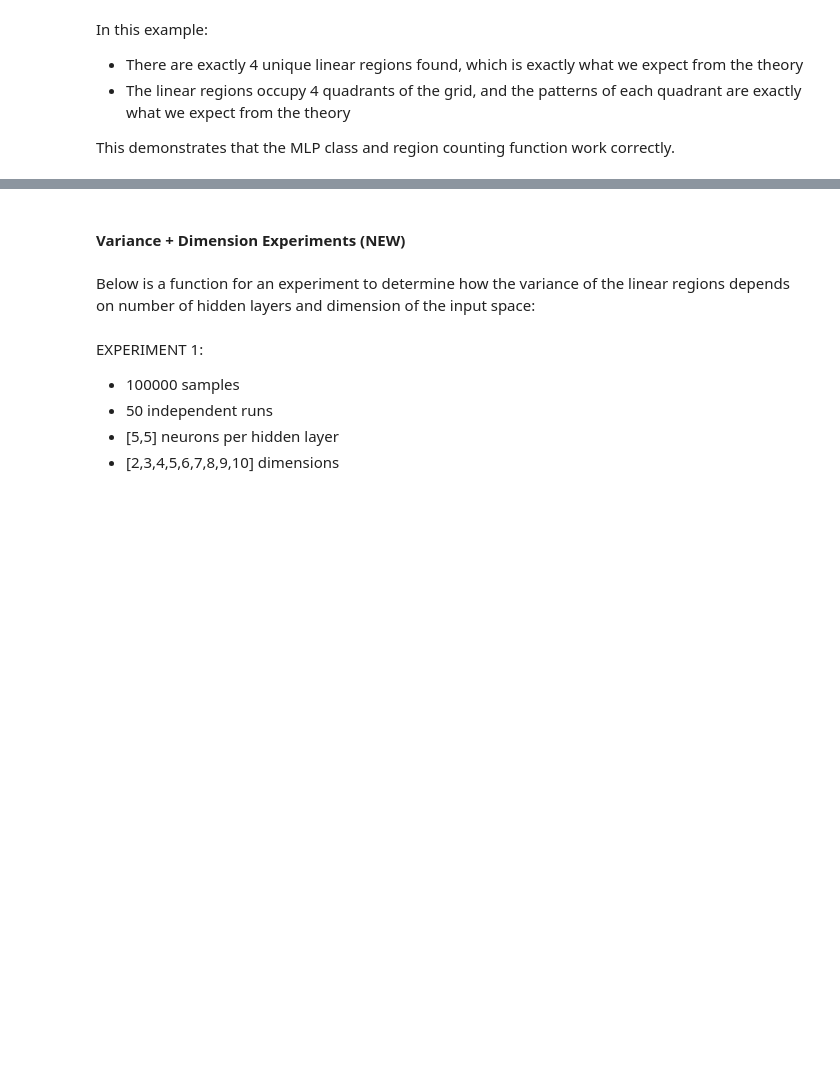
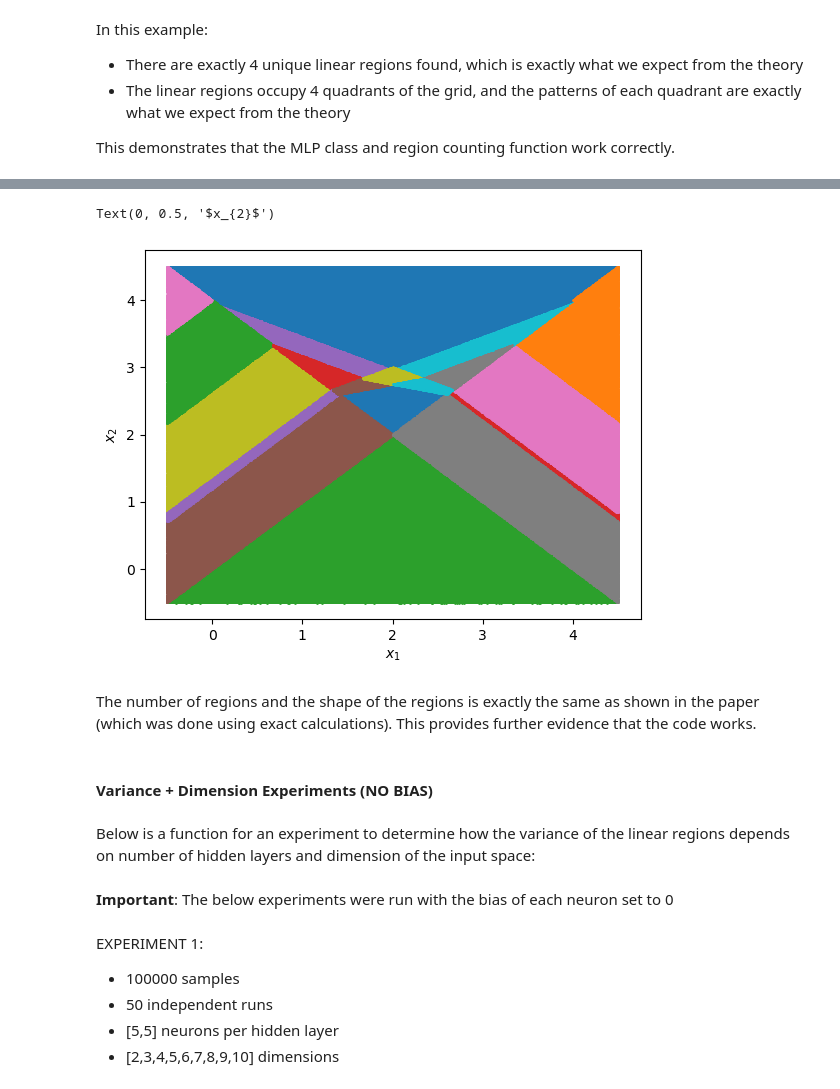
Before and after one commit to Gautam-Chauhan/MSc-Thesis, a Jupyter notebook: iid_uniform_code.ipynb, the cells around one changed output, grey strips where cells are left out. Saved outputs shown, nothing was run; the diff lists cells and outputs as text; code cells hidden in the pictures; blank space fills up the shorter version.

```diff
--- a/iid_uniform_code.ipynb
+++ b/iid_uniform_code.ipynb
@@ -238,5 +273,16 @@ This demonstrates that the MLP class and region counting function work correctly
+# %%
+for pattern in samples_by_region.keys():
+    samples = samples_by_region[pattern]
+    plt.scatter(samples[:,0],samples[:,1],label=f"Pattern: {pattern}",s=1)
+plt.xlabel(r"$x_{1}$")
+plt.ylabel("$x_{2}$")
+# %% [output]
+Text(0, 0.5, '$x_{2}$')
+[figure, added]
+# %% [markdown]
+The number of regions and the shape of the regions is exactly the same as shown in the paper (which was done using exact calculations). This provides further evidence that the code works.
 # %% [markdown]
-#### Variance + Dimension Experiments (NEW)
+#### Variance + Dimension Experiments (NO BIAS)
 # %% [markdown]
 Below is a function for an experiment to determine how the variance of the linear regions depends on number of hidden layers and dimension of the input space:
 # %%
@@ -282,6 +328,8 @@ def experiment_1(num_points, num_runs, neurons_per_hidden, dimensions):
         unique_counts_dimension.append(total_unique_counts)
 
     return unique_counts_dimension, total_variances, total_samples_by_region
+# %% [markdown]
+**Important**: The below experiments were run with the bias of each neuron set to 0
 # %% [markdown]
 EXPERIMENT 1:
 - 100000 samples
```
Also changed, not shown: parts of 39 cells of this notebook.
